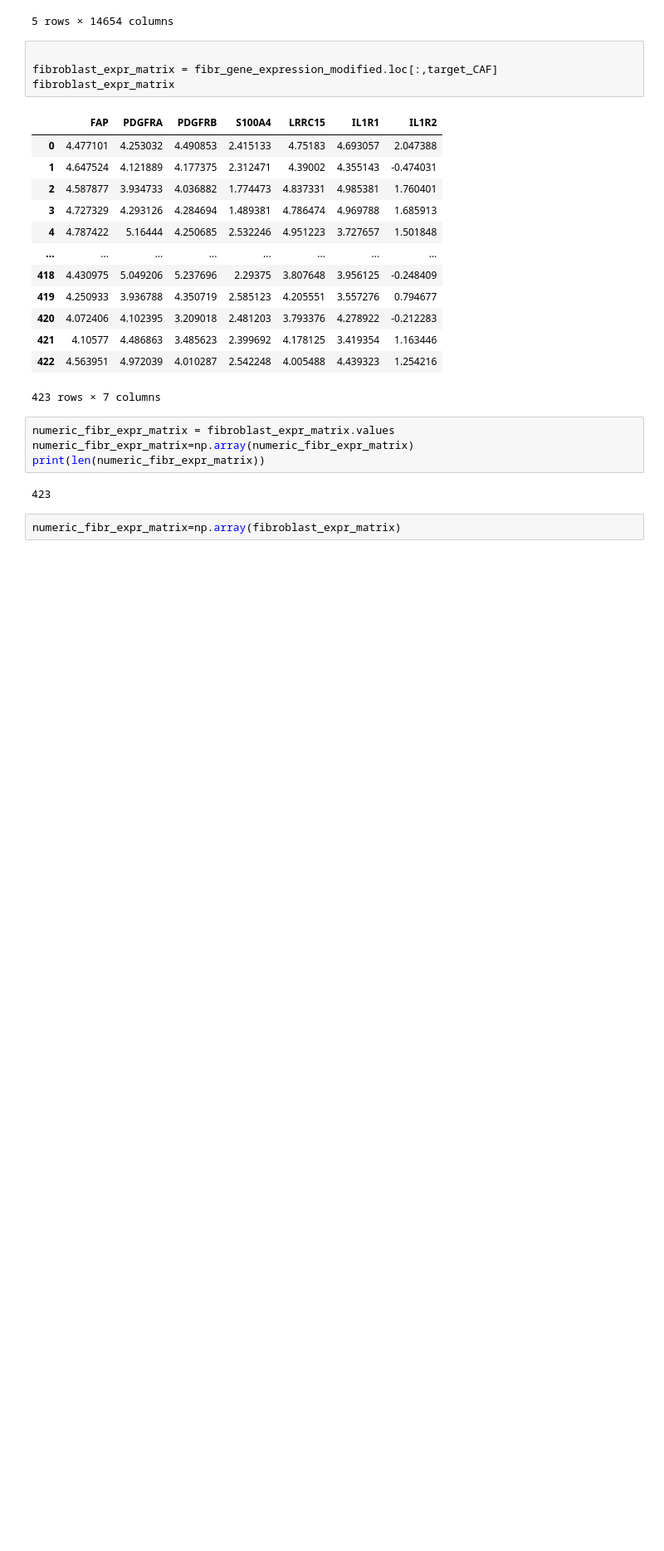
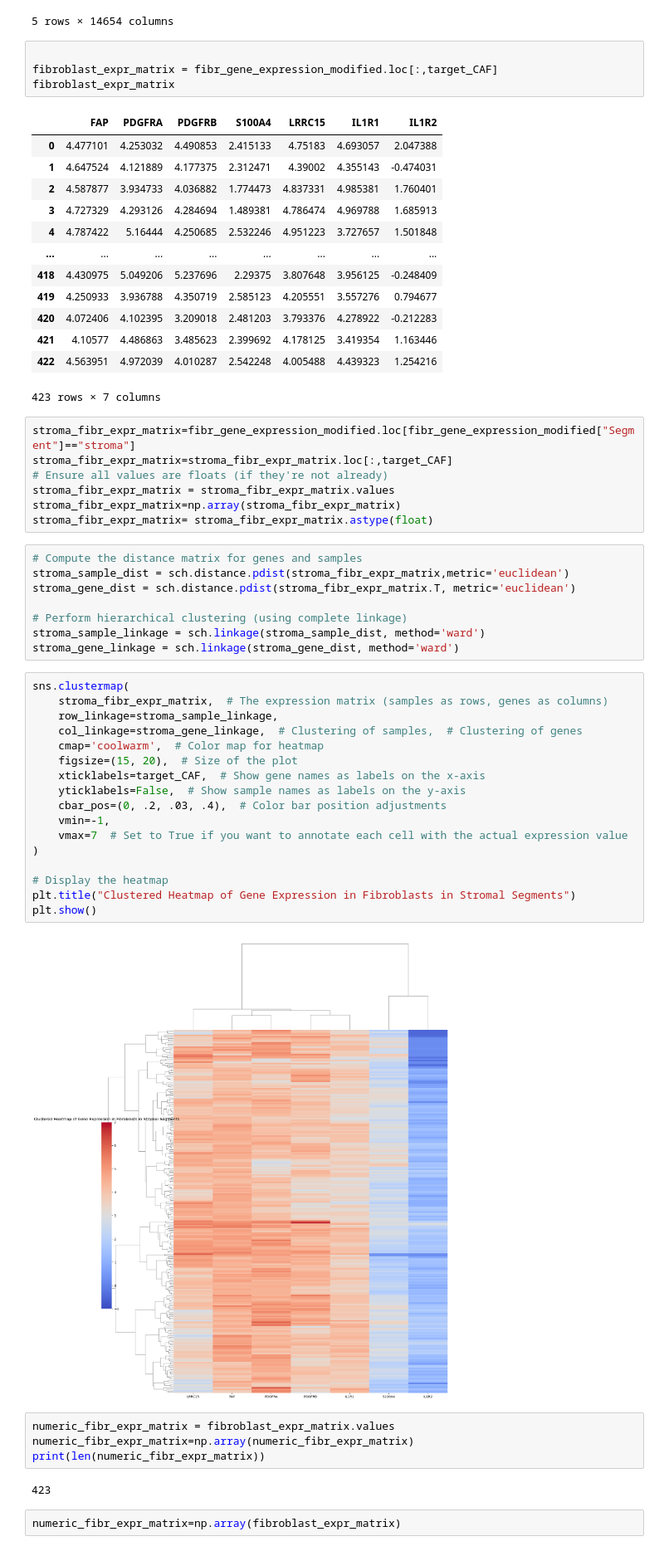
Before and after one commit to farkkilab/GeoFibroMax, a Jupyter notebook: batch_merged/log_gene_expression_fibroblasts.ipynb, the cells around one changed output. Shown at 83% size. Saved outputs shown, nothing was run; the diff lists cells and outputs as text; blank space fills up the shorter version.

```diff
--- a/batch_merged/log_gene_expression_fibroblasts.ipynb
+++ b/batch_merged/log_gene_expression_fibroblasts.ipynb
@@ -123,6 +123,40 @@ fibroblast_expr_matrix
 | 421 | 4.10577 | 4.486863 | 3.485623 | 2.399692 | 4.178125 | 3.419354 | 1.163446 |
 | 422 | 4.563951 | 4.972039 | 4.010287 | 2.542248 | 4.005488 | 4.439323 | 1.254216 |
 423 rows × 7 columns
+# %%
+stroma_fibr_expr_matrix=fibr_gene_expression_modified.loc[fibr_gene_expression_modified["Segment"]=="stroma"]
+stroma_fibr_expr_matrix=stroma_fibr_expr_matrix.loc[:,target_CAF]
+# Ensure all values are floats (if they're not already)
+stroma_fibr_expr_matrix = stroma_fibr_expr_matrix.values
+stroma_fibr_expr_matrix=np.array(stroma_fibr_expr_matrix)
+stroma_fibr_expr_matrix= stroma_fibr_expr_matrix.astype(float)
+# %%
+# Compute the distance matrix for genes and samples
+stroma_sample_dist = sch.distance.pdist(stroma_fibr_expr_matrix,metric='euclidean')
+stroma_gene_dist = sch.distance.pdist(stroma_fibr_expr_matrix.T, metric='euclidean')
+
+# Perform hierarchical clustering (using complete linkage)
+stroma_sample_linkage = sch.linkage(stroma_sample_dist, method='ward')
+stroma_gene_linkage = sch.linkage(stroma_gene_dist, method='ward')
+# %%
+sns.clustermap(
+    stroma_fibr_expr_matrix,  # The expression matrix (samples as rows, genes as columns)
+    row_linkage=stroma_sample_linkage,
+    col_linkage=stroma_gene_linkage,  # Clustering of samples,  # Clustering of genes
+    cmap='coolwarm',  # Color map for heatmap
+    figsize=(15, 20),  # Size of the plot
+    xticklabels=target_CAF,  # Show gene names as labels on the x-axis
+    yticklabels=False,  # Show sample names as labels on the y-axis
+    cbar_pos=(0, .2, .03, .4),  # Color bar position adjustments
+    vmin=-1,
+    vmax=7  # Set to True if you want to annotate each cell with the actual expression value
+)
+
+# Display the heatmap
+plt.title("Clustered Heatmap of Gene Expression in Fibroblasts in Stromal Segments")
+plt.show()
+# %% [output]
+[figure, added]
 # %%
 numeric_fibr_expr_matrix = fibroblast_expr_matrix.values
 numeric_fibr_expr_matrix=np.array(numeric_fibr_expr_matrix)
```
Also changed, not shown: parts of 18 cells of this notebook, 3 other files.
